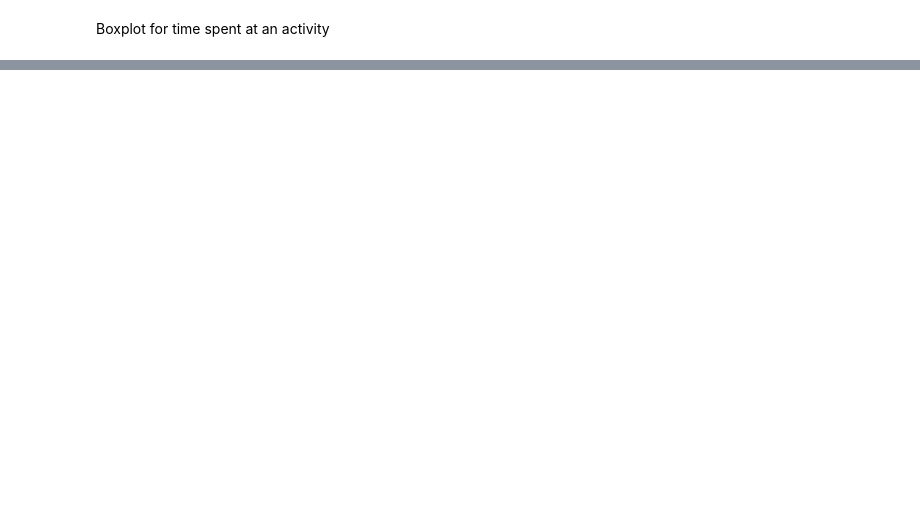
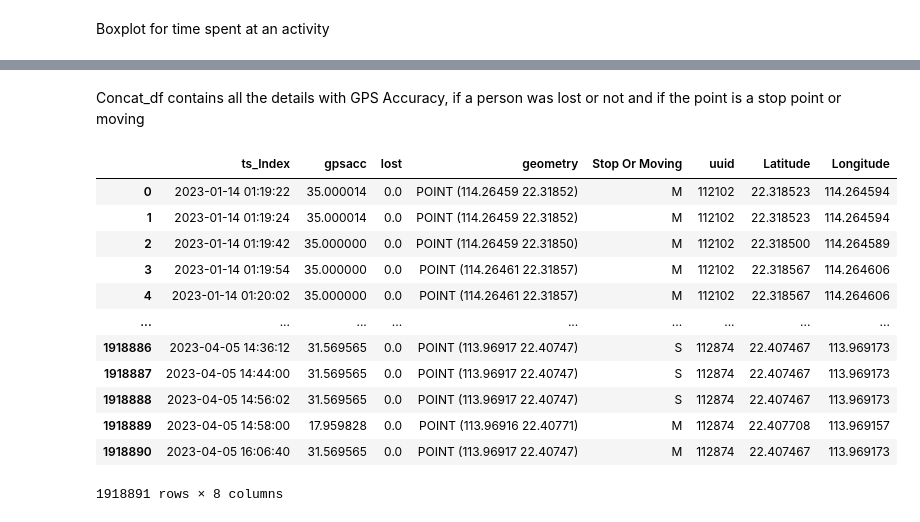
Before and after one commit to Pasindu19970808/FindingPointsOfInterestFromGPS, a Jupyter notebook: preProcessing.ipynb, the cells around one changed output, grey strips where cells are left out. Cells and saved outputs as stored; diff of their text form; code cells hidden in the pictures; blank space fills up the shorter version.

Commit message:
combining gpsacc, lost indicator and uuid

```diff
--- a/preProcessing.ipynb
+++ b/preProcessing.ipynb
@@ -222,0 +240,24 @@ ax.get_legend_handles
+# %%
+concat_df = uuid_collection_obj.complete_traj_stop_df.copy()
+lat_val = lambda x : x.y
+long_val = lambda x : x.x
+concat_df["Latitude"] = concat_df['geometry'].apply(lat_val)
+concat_df["Longitude"] = concat_df['geometry'].apply(long_val)
+# %% [markdown]
+Concat_df contains all the details with GPS Accuracy, if a person was lost or not and if the point is a stop point or moving
+# %%
+concat_df
+# %% [output]
+|  | ts_Index | gpsacc | lost | geometry | Stop Or Moving | uuid | Latitude | Longitude |
+| 0 | 2023-01-14 01:19:22 | 35.000014 | 0.0 | POINT (114.26459 22.31852) | M | 112102 | 22.318523 | 114.264594 |
+| 1 | 2023-01-14 01:19:24 | 35.000014 | 0.0 | POINT (114.26459 22.31852) | M | 112102 | 22.318523 | 114.264594 |
+| 2 | 2023-01-14 01:19:42 | 35.000000 | 0.0 | POINT (114.26459 22.31850) | M | 112102 | 22.318500 | 114.264589 |
+| 3 | 2023-01-14 01:19:54 | 35.000000 | 0.0 | POINT (114.26461 22.31857) | M | 112102 | 22.318567 | 114.264606 |
+| 4 | 2023-01-14 01:20:02 | 35.000000 | 0.0 | POINT (114.26461 22.31857) | M | 112102 | 22.318567 | 114.264606 |
+| ... | ... | ... | ... | ... | ... | ... | ... | ... |
+| 1918886 | 2023-04-05 14:36:12 | 31.569565 | 0.0 | POINT (113.96917 22.40747) | S | 112874 | 22.407467 | 113.969173 |
+| 1918887 | 2023-04-05 14:44:00 | 31.569565 | 0.0 | POINT (113.96917 22.40747) | S | 112874 | 22.407467 | 113.969173 |
+| 1918888 | 2023-04-05 14:56:02 | 31.569565 | 0.0 | POINT (113.96917 22.40747) | S | 112874 | 22.407467 | 113.969173 |
+| 1918889 | 2023-04-05 14:58:00 | 17.959828 | 0.0 | POINT (113.96916 22.40771) | M | 112874 | 22.407708 | 113.969157 |
+| 1918890 | 2023-04-05 16:06:40 | 31.569565 | 0.0 | POINT (113.96917 22.40747) | M | 112874 | 22.407467 | 113.969173 |
+1918891 rows × 8 columns
```
Also changed, not shown: parts of 32 cells of this notebook.
